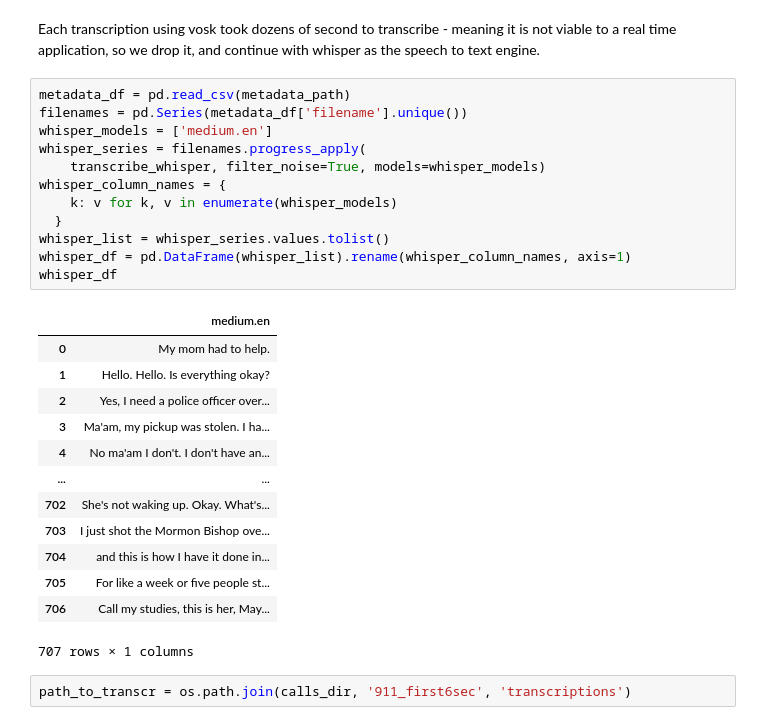
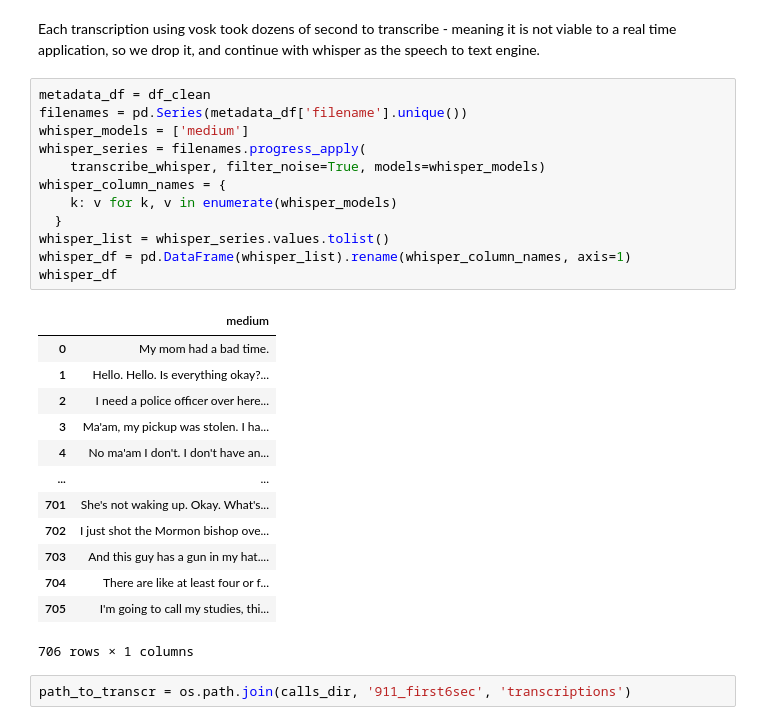
Before and after one commit to ramwtz/data-science-project, a Jupyter notebook: 911_project.ipynb, the cells around one changed output. Saved outputs shown, nothing was run; the diff lists cells and outputs as text.

Commit message:
enabling text model

```diff
--- a/911_project.ipynb
+++ b/911_project.ipynb
@@ -1552,31 +1559,31 @@ transcribe_time
 # %% [markdown]
 Each transcription using vosk took dozens of second to transcribe - meaning it is not viable to a real time application, so we drop it, and continue with whisper as the speech to text engine.
 # %%
-metadata_df = pd.read_csv(metadata_path)
+metadata_df = df_clean
 filenames = pd.Series(metadata_df['filename'].unique())
-whisper_models = ['medium.en']
+whisper_models = ['medium']
 whisper_series = filenames.progress_apply(
     transcribe_whisper, filter_noise=True, models=whisper_models)
 whisper_column_names = {
     k: v for k, v in enumerate(whisper_models)
   }
 whisper_list = whisper_series.values.tolist()
 whisper_df = pd.DataFrame(whisper_list).rename(whisper_column_names, axis=1)
 whisper_df
 # %% [output]
-|  | medium.en |
-| 0 | My mom had to help. |
-| 1 | Hello. Hello. Is everything okay? |
-| 2 | Yes, I need a police officer over... |
+|  | medium |
+| 0 | My mom had a bad time. |
+| 1 | Hello. Hello. Is everything okay?... |
+| 2 | I need a police officer over here... |
 | 3 | Ma'am, my pickup was stolen. I ha... |
 | 4 | No ma'am I don't. I don't have an... |
 | ... | ... |
-| 702 | She's not waking up. Okay. What's... |
-| 703 | I just shot the Mormon Bishop ove... |
-| 704 | and this is how I have it done in... |
-| 705 | For like a week or five people st... |
-| 706 | Call my studies, this is her, May... |
+| 701 | She's not waking up. Okay. What's... |
+| 702 | I just shot the Mormon bishop ove... |
+| 703 | And this guy has a gun in my hat.... |
+| 704 | There are like at least four or f... |
+| 705 | I'm going to call my studies, thi... |
-707 rows × 1 columns
+706 rows × 1 columns
 # %%
 path_to_transcr = os.path.join(calls_dir, '911_first6sec', 'transcriptions')
 # %%
```
Also changed, not shown: parts of 39 cells of this notebook.
